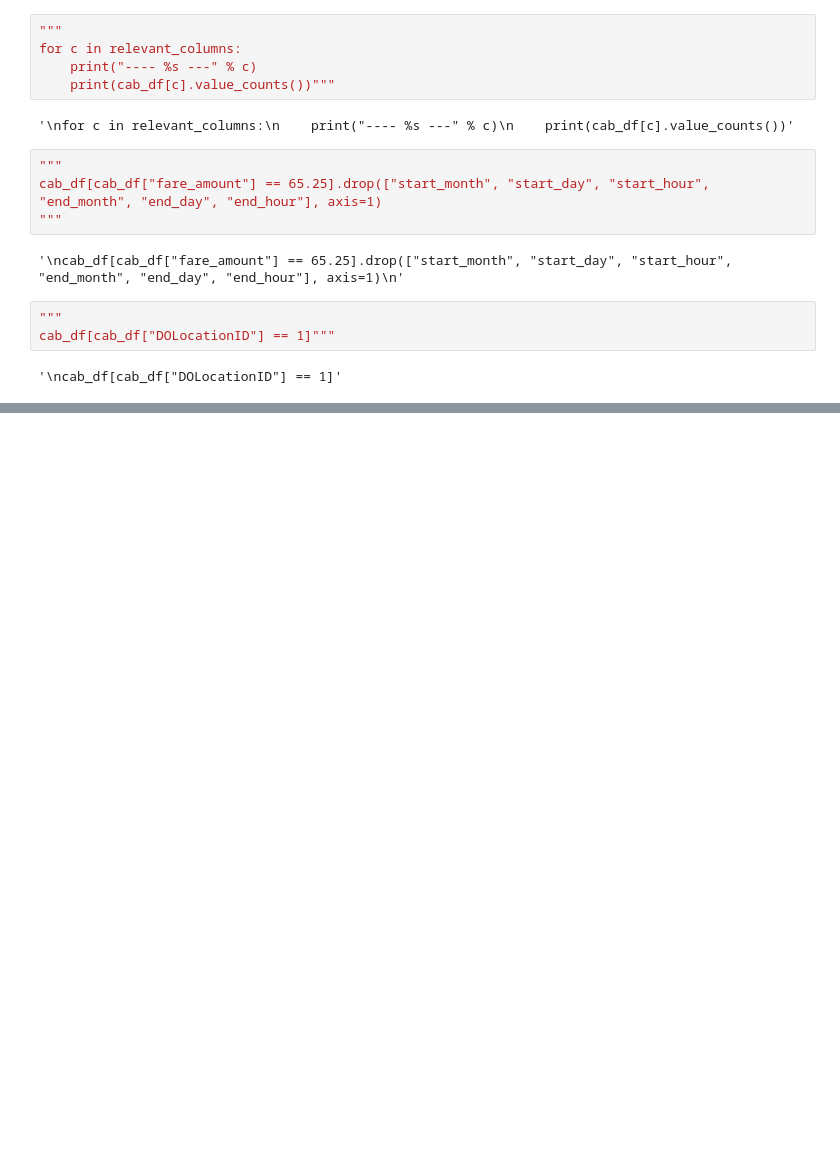
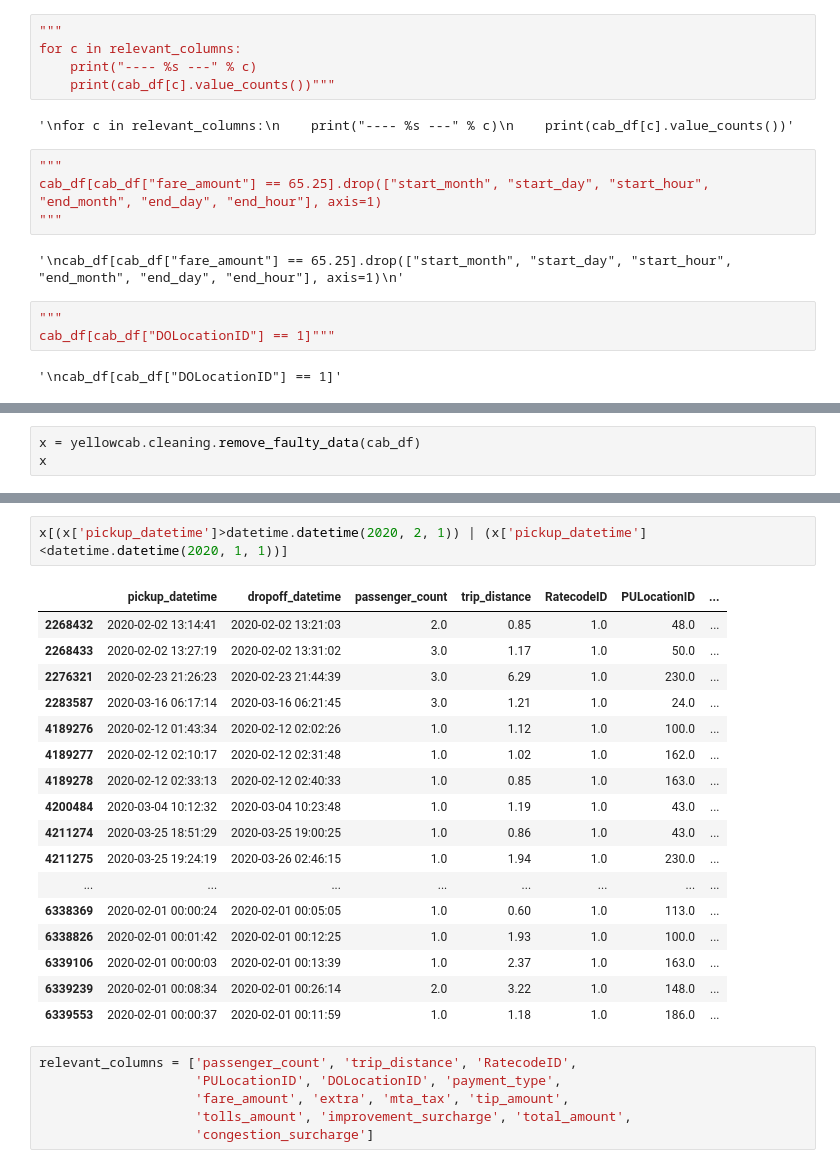
Before and after one commit to SepehrRad/pds21, a Jupyter notebook: notebooks/PDS_Project.ipynb, the cells around one changed output, grey strips where cells are left out. Drawn from its saved outputs; the diff is of its cells as text; blank space fills up the shorter version.

```diff
--- a/notebooks/PDS_Project.ipynb
+++ b/notebooks/PDS_Project.ipynb
@@ -158,0 +111,3 @@ x[x['start_month']!=1]
+# %%
+x = yellowcab.cleaning.remove_faulty_data(cab_df)
+x
@@ -158,0 +128,26 @@ x[x['start_month']!=1]
+# %%
+x[(x['pickup_datetime']>datetime.datetime(2020, 2, 1)) | (x['pickup_datetime']<datetime.datetime(2020, 1, 1))]
+# %% [output]
+|  | pickup_datetime | dropoff_datetime | passenger_count | trip_distance | RatecodeID | PULocationID | ... |
+| 2268432 | 2020-02-02 13:14:41 | 2020-02-02 13:21:03 | 2.0 | 0.85 | 1.0 | 48.0 | ... |
+| 2268433 | 2020-02-02 13:27:19 | 2020-02-02 13:31:02 | 3.0 | 1.17 | 1.0 | 50.0 | ... |
+| 2276321 | 2020-02-23 21:26:23 | 2020-02-23 21:44:39 | 3.0 | 6.29 | 1.0 | 230.0 | ... |
+| 2283587 | 2020-03-16 06:17:14 | 2020-03-16 06:21:45 | 3.0 | 1.21 | 1.0 | 24.0 | ... |
+| 4189276 | 2020-02-12 01:43:34 | 2020-02-12 02:02:26 | 1.0 | 1.12 | 1.0 | 100.0 | ... |
+| 4189277 | 2020-02-12 02:10:17 | 2020-02-12 02:31:48 | 1.0 | 1.02 | 1.0 | 162.0 | ... |
+| 4189278 | 2020-02-12 02:33:13 | 2020-02-12 02:40:33 | 1.0 | 0.85 | 1.0 | 163.0 | ... |
+| 4200484 | 2020-03-04 10:12:32 | 2020-03-04 10:23:48 | 1.0 | 1.19 | 1.0 | 43.0 | ... |
+| 4211274 | 2020-03-25 18:51:29 | 2020-03-25 19:00:25 | 1.0 | 0.86 | 1.0 | 43.0 | ... |
+| 4211275 | 2020-03-25 19:24:19 | 2020-03-26 02:46:15 | 1.0 | 1.94 | 1.0 | 230.0 | ... |
+| ... | ... | ... | ... | ... | ... | ... | ... |
+| 6338369 | 2020-02-01 00:00:24 | 2020-02-01 00:05:05 | 1.0 | 0.60 | 1.0 | 113.0 | ... |
+| 6338826 | 2020-02-01 00:01:42 | 2020-02-01 00:12:25 | 1.0 | 1.93 | 1.0 | 100.0 | ... |
+| 6339106 | 2020-02-01 00:00:03 | 2020-02-01 00:13:39 | 1.0 | 2.37 | 1.0 | 163.0 | ... |
+| 6339239 | 2020-02-01 00:08:34 | 2020-02-01 00:26:14 | 2.0 | 3.22 | 1.0 | 148.0 | ... |
+| 6339553 | 2020-02-01 00:00:37 | 2020-02-01 00:11:59 | 1.0 | 1.18 | 1.0 | 186.0 | ... |
+# %%
+relevant_columns = ['passenger_count', 'trip_distance', 'RatecodeID',
+                    'PULocationID', 'DOLocationID', 'payment_type',
+                    'fare_amount', 'extra', 'mta_tax', 'tip_amount',
+                    'tolls_amount', 'improvement_surcharge', 'total_amount',
+                    'congestion_surcharge']
```
Also changed, not shown: parts of 5 cells of this notebook, 2 other files.
